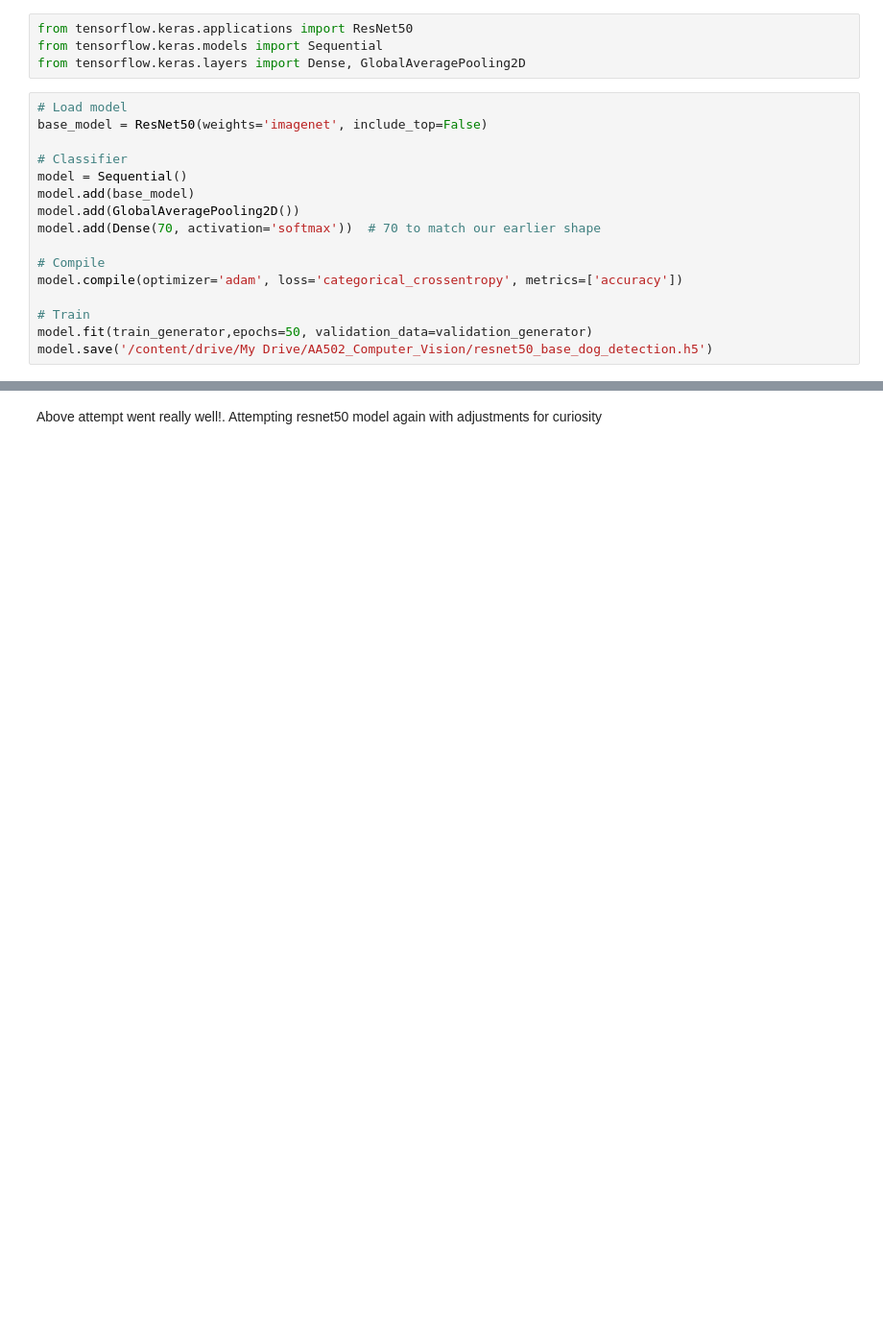
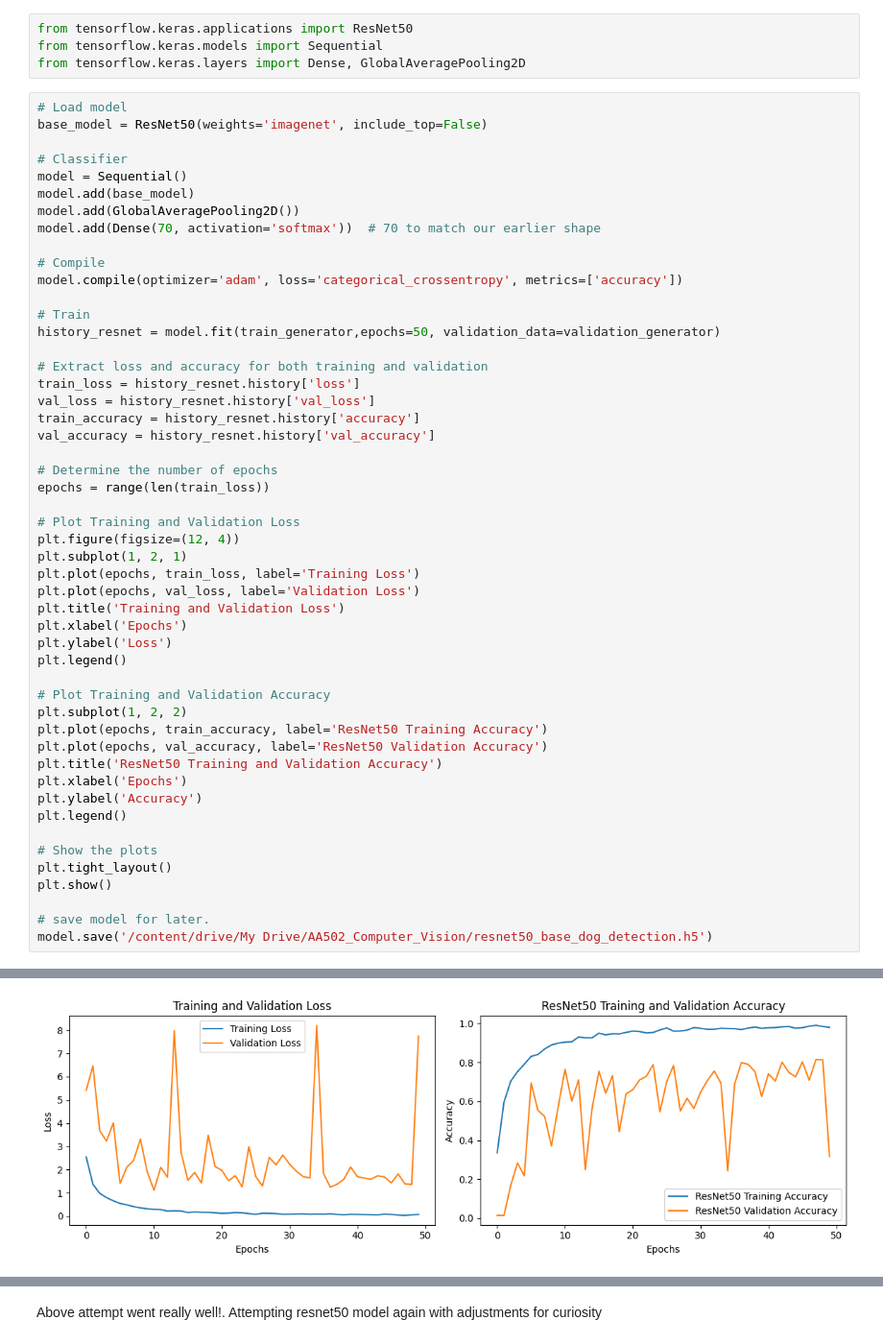
Before and after one commit to confooshius/AAI521-dog-image-processor, a Jupyter notebook: dogs_resnet_cnn.ipynb, the cells around one changed output, grey strips where cells are left out. Shown at 96% size. Drawn from its saved outputs; the diff is of its cells as text; blank space fills up the shorter version.

```diff
--- a/dogs_resnet_cnn.ipynb
+++ b/dogs_resnet_cnn.ipynb
@@ -120,7 +120,41 @@ model.add(Dense(70, activation='softmax'))  # 70 to match our earlier shape
 model.compile(optimizer='adam', loss='categorical_crossentropy', metrics=['accuracy'])
 
 # Train
-model.fit(train_generator,epochs=50, validation_data=validation_generator)
+history_resnet = model.fit(train_generator,epochs=50, validation_data=validation_generator)
+
+# Extract loss and accuracy for both training and validation
+train_loss = history_resnet.history['loss']
+val_loss = history_resnet.history['val_loss']
+train_accuracy = history_resnet.history['accuracy']
+val_accuracy = history_resnet.history['val_accuracy']
+
+# Determine the number of epochs
+epochs = range(len(train_loss))
+
+# Plot Training and Validation Loss
+plt.figure(figsize=(12, 4))
+plt.subplot(1, 2, 1)
+plt.plot(epochs, train_loss, label='Training Loss')
+plt.plot(epochs, val_loss, label='Validation Loss')
+plt.title('Training and Validation Loss')
+plt.xlabel('Epochs')
+plt.ylabel('Loss')
+plt.legend()
+
+# Plot Training and Validation Accuracy
+plt.subplot(1, 2, 2)
+plt.plot(epochs, train_accuracy, label='ResNet50 Training Accuracy')
+plt.plot(epochs, val_accuracy, label='ResNet50 Validation Accuracy')
+plt.title('ResNet50 Training and Validation Accuracy')
+plt.xlabel('Epochs')
+plt.ylabel('Accuracy')
+plt.legend()
+
+# Show the plots
+plt.tight_layout()
+plt.show()
+
+# save model for later.
 model.save('/content/drive/My Drive/AA502_Computer_Vision/resnet50_base_dog_detection.h5')
 # %% [output]
 Downloading data from https://storage.googleapis.com/tensorflow/keras-applications/resnet/resnet50_weights_tf_dim_ordering_tf_kernels_notop.h5
@@ -146 +180,2 @@ Epoch 50/50
+[figure, added]
 WARNING:absl:You are saving your model as an HDF5 file via `model.save()` or `keras.saving.save_model(model)`. This file format is considered legacy. We recommend using instead the native Keras format ...
```
Also changed, not shown: parts of 15 cells of this notebook.
